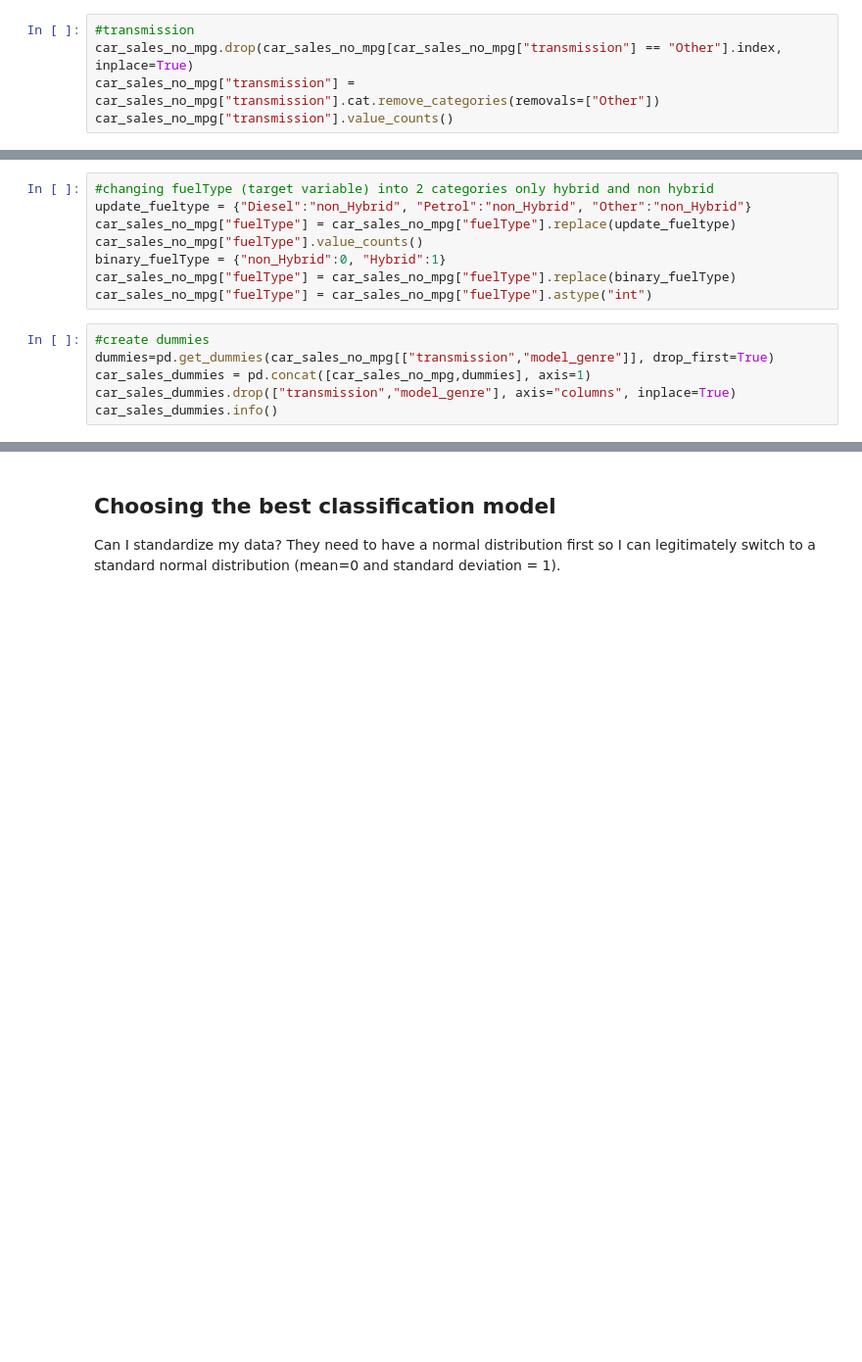
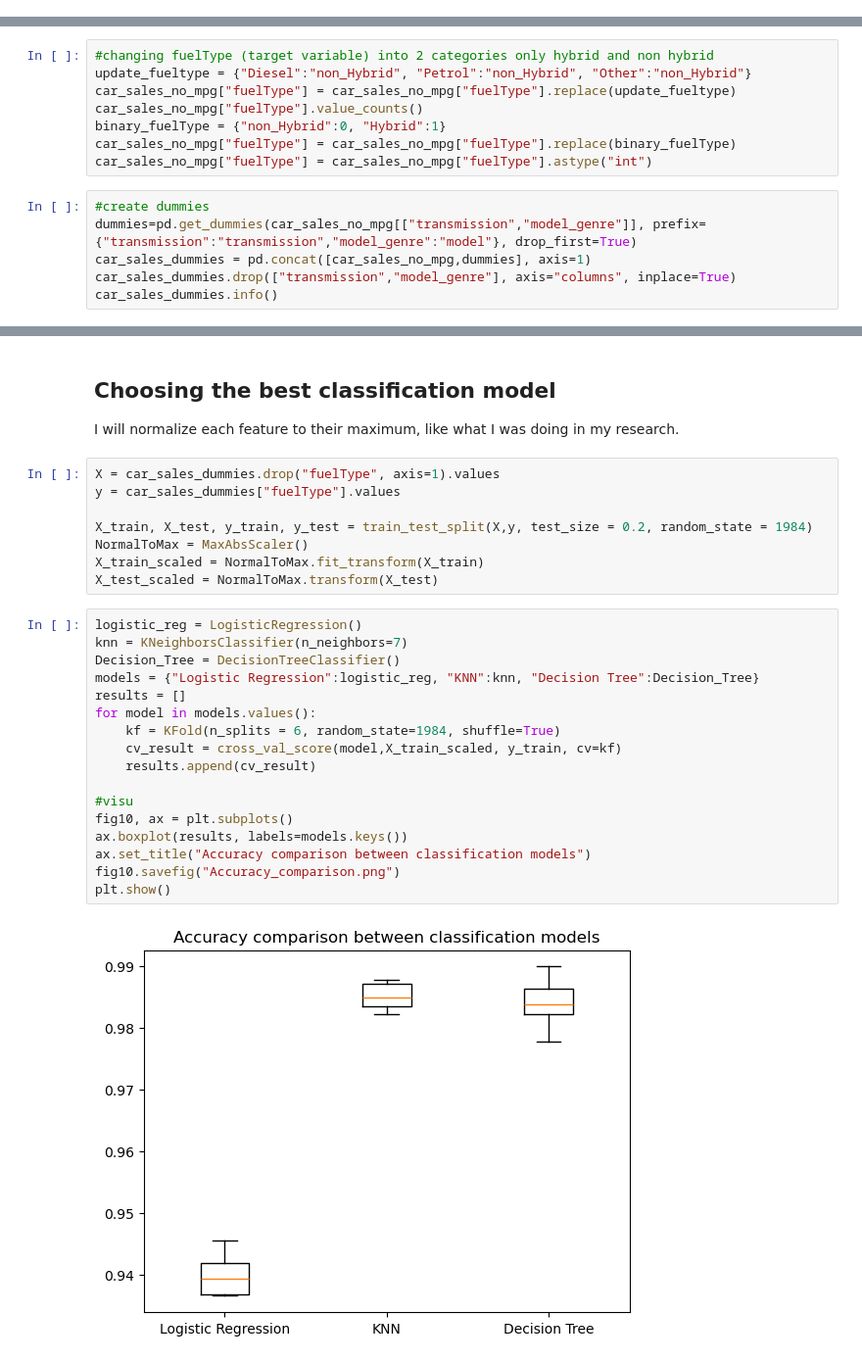
Before and after one commit to flylight-max/project-Datacamp, a Jupyter notebook: my_analysis_car_sales.ipynb, the cells around one changed output, grey strips where cells are left out. Shown at 98% size. Cells and saved outputs as stored; diff of their text form; blank space fills up the shorter version.

```diff
--- a/my_analysis_car_sales.ipynb
+++ b/my_analysis_car_sales.ipynb
@@ -1285,7 +1315,2 @@ memory usage: 396.0 KB
 # %% [markdown]
 ## **Preparing the features**
-# %%
-#transmission
-car_sales_no_mpg.drop(car_sales_no_mpg[car_sales_no_mpg["transmission"] == "Other"].index, inplace=True)
-car_sales_no_mpg["transmission"] = car_sales_no_mpg["transmission"].cat.remove_categories(removals=["Other"])
-car_sales_no_mpg["transmission"].value_counts()
@@ -1305,7 +1324,7 @@ car_sales_no_mpg["fuelType"] = car_sales_no_mpg["fuelType"].replace(binary_fuelT
 car_sales_no_mpg["fuelType"] = car_sales_no_mpg["fuelType"].astype("int")
 # %%
 #create dummies
-dummies=pd.get_dummies(car_sales_no_mpg[["transmission","model_genre"]], drop_first=True)
+dummies=pd.get_dummies(car_sales_no_mpg[["transmission","model_genre"]], prefix={"transmission":"transmission","model_genre":"model"}, drop_first=True)
 car_sales_dummies = pd.concat([car_sales_no_mpg,dummies], axis=1)
 car_sales_dummies.drop(["transmission","model_genre"], axis="columns", inplace=True)
 car_sales_dummies.info()
@@ -1333,3 +1354,30 @@ memory usage: 388.1 KB
 # %% [markdown]
 ## **Choosing the best classification model**
-Can I standardize my data? They need to have a normal distribution first so I can legitimately switch to a standard normal distribution (mean=0 and standard deviation = 1).
+I will normalize each feature to their maximum, like what I was doing in my research.
+# %%
+X = car_sales_dummies.drop("fuelType", axis=1).values
+y = car_sales_dummies["fuelType"].values
+
+X_train, X_test, y_train, y_test = train_test_split(X,y, test_size = 0.2, random_state = 1984)
+NormalToMax = MaxAbsScaler()
+X_train_scaled = NormalToMax.fit_transform(X_train)
+X_test_scaled = NormalToMax.transform(X_test)
+# %%
+logistic_reg = LogisticRegression()
+knn = KNeighborsClassifier(n_neighbors=7)
+Decision_Tree = DecisionTreeClassifier()
+models = {"Logistic Regression":logistic_reg, "KNN":knn, "Decision Tree":Decision_Tree}
+results = []
+for model in models.values():
+    kf = KFold(n_splits = 6, random_state=1984, shuffle=True)
+    cv_result = cross_val_score(model,X_train_scaled, y_train, cv=kf)
+    results.append(cv_result)
+
+#visu
+fig10, ax = plt.subplots()
+ax.boxplot(results, labels=models.keys())
+ax.set_title("Accuracy comparison between classification models")
+fig10.savefig("Accuracy_comparison.png")
+plt.show()
+# %% [output]
+[figure, added]
```
Also changed, not shown: parts of 40 cells of this notebook, 6 other files.
